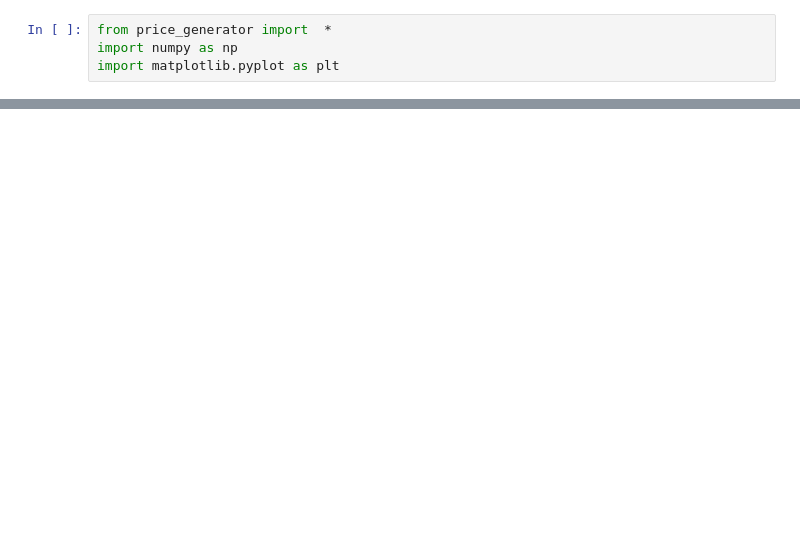
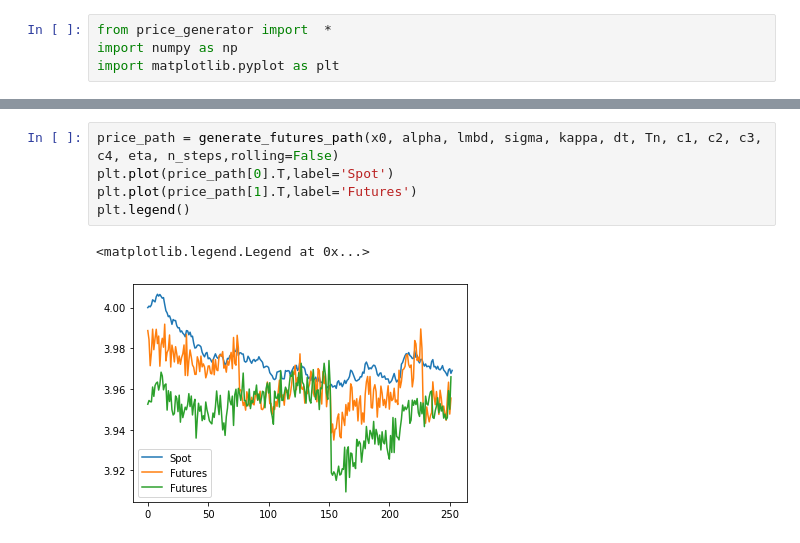
Before and after one commit to suren777/spread-filter, a Jupyter notebook: filter_playground.ipynb, the cells around one changed output, grey strips where cells are left out. Drawn from its saved outputs; the diff is of its cells as text; blank space fills up the shorter version.

```diff
--- a/filter_playground.ipynb
+++ b/filter_playground.ipynb
@@ -21,0 +26,8 @@ plt.legend()
+# %%
+price_path = generate_futures_path(x0, alpha, lmbd, sigma, kappa, dt, Tn, c1, c2, c3, c4, eta, n_steps,rolling=False)
+plt.plot(price_path[0].T,label='Spot')
+plt.plot(price_path[1].T,label='Futures')
+plt.legend()
+# %% [output]
+<matplotlib.legend.Legend at 0x...>
+[figure, added]
```
Also changed, not shown: parts of 8 cells of this notebook, 1 other file.
